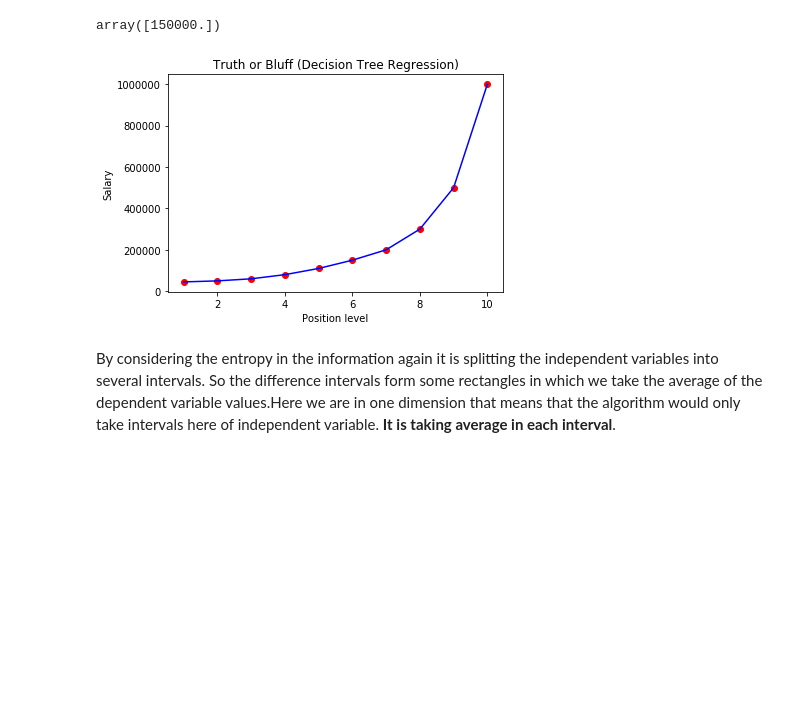
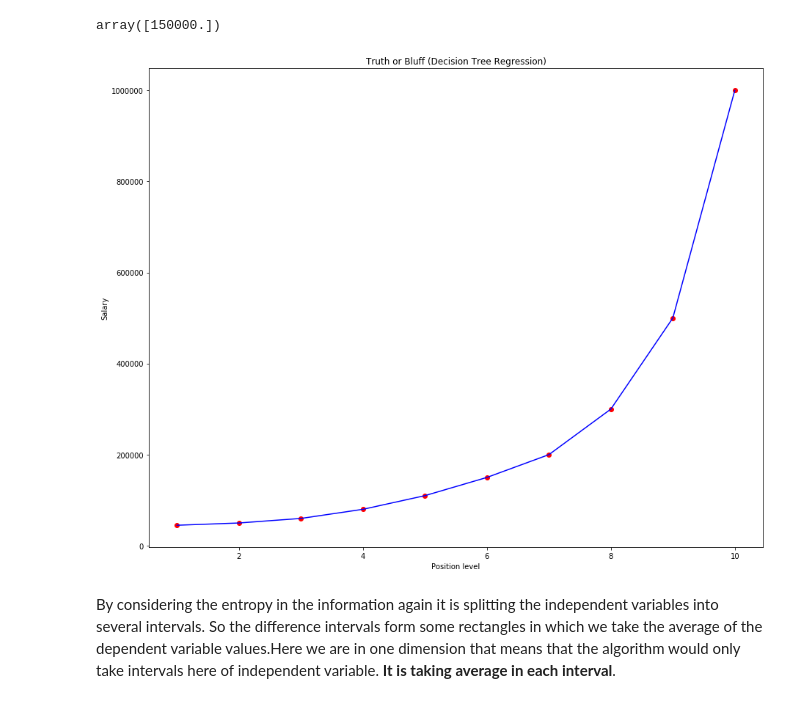
Before and after one commit to krsamir/Machine-Learning, a Jupyter notebook: 02. Regression/05. Decision Tree/Decision Tree.ipynb, the cells around one changed output. Saved outputs shown, nothing was run; the diff lists cells and outputs as text; code cells hidden in the pictures; blank space fills up the shorter version.

```diff
--- a/02. Regression/05. Decision Tree/Decision Tree.ipynb
+++ b/02. Regression/05. Decision Tree/Decision Tree.ipynb
@@ -43,16 +43,17 @@ array([150000.])
 # %%
 # Visualising the Decision Tree Regression results (without higher resolution)
 X_grid = np.arange(min(X), max(X), 0.01)
 X_grid = X_grid.reshape((len(X_grid), 1))
+plt.figure(figsize=(15, 12))
 plt.scatter(X, y, color = 'red')
 #plt.plot(X_grid, regressor.predict(X_grid), color = 'blue')
 plt.plot(X, regressor.predict(X), color = 'blue')
 plt.title('Truth or Bluff (Decision Tree Regression)')
 plt.xlabel('Position level')
 plt.ylabel('Salary')
 plt.show()
 # %% [output]
-[figure, old version]
+[figure, new version]
 # %% [markdown]
 By considering the entropy in the information again it is splitting the independent variables into several intervals.
 So the difference intervals form some rectangles in which we take the average of the dependent variable values.Here we are in one dimension that means that the algorithm would only take intervals here of independent variable. **It is taking average in each interval**.
```
Also changed, not shown: parts of 1 cell of this notebook.
